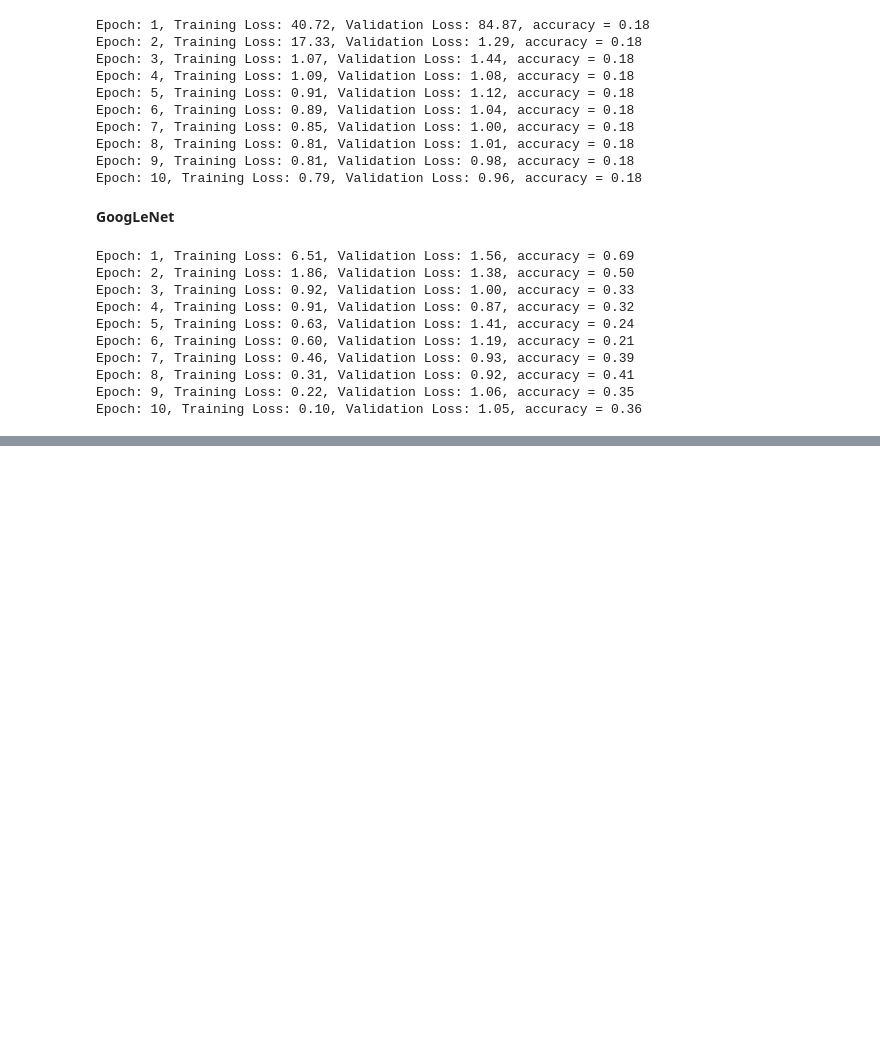
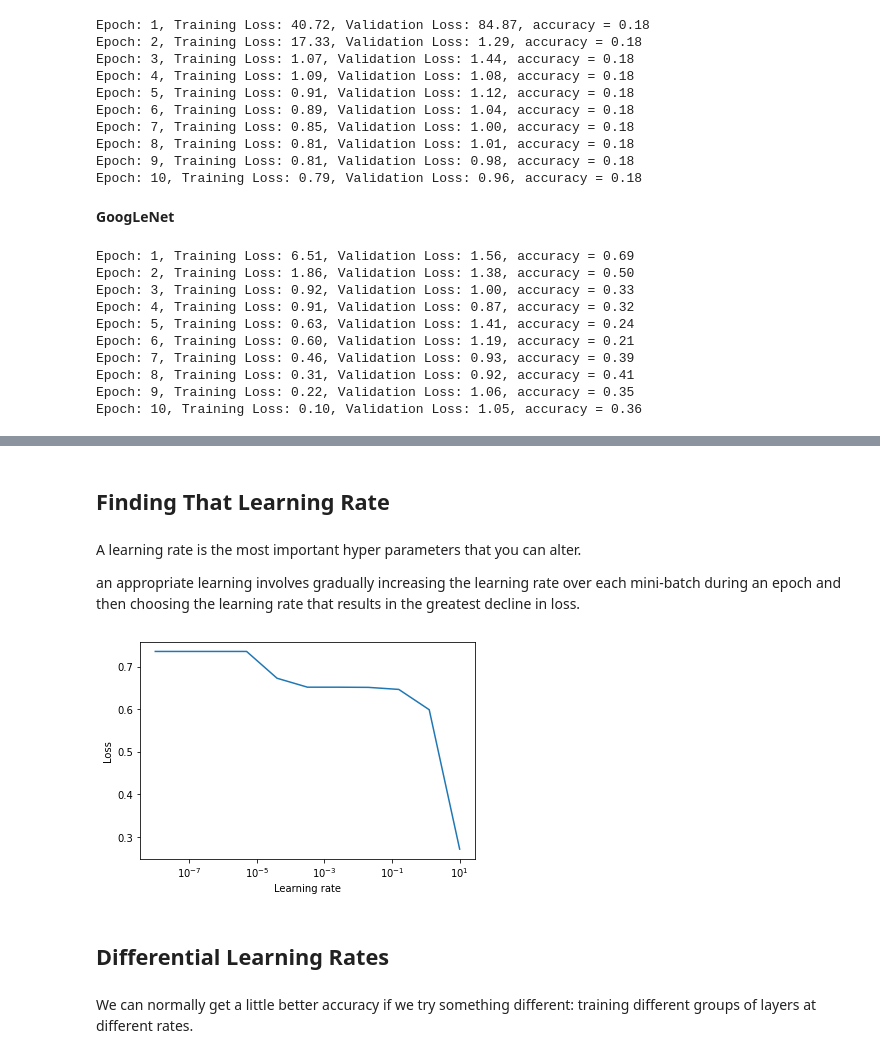
Before and after one commit to niklaust/Deep_Learning, a Jupyter notebook: PyTorch_for_Deep_Learning_notebook_of_nikluast.ipynb, the cells around one changed output, grey strips where cells are left out. Saved outputs shown, nothing was run; the diff lists cells and outputs as text; code cells hidden in the pictures; blank space fills up the shorter version.

```diff
--- a/PyTorch_for_Deep_Learning_notebook_of_nikluast.ipynb
+++ b/PyTorch_for_Deep_Learning_notebook_of_nikluast.ipynb
@@ -750,0 +880,14 @@ Epoch: 10, Training Loss: 0.10, Validation Loss: 1.05, accuracy = 0.36
+# %%
+# dataloaders
+batch_size=64
+train_data_loader = torch.utils.data.DataLoader(train_data, batch_size=batch_size)
+val_data_loader = torch.utils.data.DataLoader(val_data, batch_size=batch_size)
+test_data_loader = torch.utils.data.DataLoader(test_data, batch_size=batch_size)
+# %%
+# Copy model to GPU
+if torch.cuda.is_available():
+  device = torch.device("cuda")
+else:
+  device = torch.device("cpu")
+
+device
@@ -750,0 +902,5 @@ Epoch: 10, Training Loss: 0.10, Validation Loss: 1.05, accuracy = 0.36
+# %%
+transfer_model.to(device)
+optimizer = optim.Adam(transfer_model.parameters(), lr=0.001)
+# %%
+train(transfer_model, optimizer, torch.nn.CrossEntropyLoss(), train_data_loader, val_data_loader, device=device)
@@ -750,0 +928,6 @@ Epoch: 10, Training Loss: 0.10, Validation Loss: 1.05, accuracy = 0.36
+# %% [markdown]
+## **Finding That Learning Rate**
+# %% [markdown]
+A learning rate is the most important hyper parameters that you can alter.
+
+an appropriate learning involves gradually increasing the learning rate over each mini-batch during an epoch and then choosing the learning rate that results in the greatest decline in loss.
@@ -750,0 +984,15 @@ Epoch: 10, Training Loss: 0.10, Validation Loss: 1.05, accuracy = 0.36
+# %%
+# plot
+(lrs, losses) = find_lr(transfer_model, torch.nn.CrossEntropyLoss(),optimizer, train_data_loader, device=device)
+plt.plot(lrs, losses)
+
+plt.xscale("log")
+plt.xlabel("Learning rate")
+plt.ylabel("Loss")
+plt.show()
+# %% [output]
+[figure, added]
+# %% [markdown]
+## **Differential Learning Rates**
+# %% [markdown]
+We can normally get a little better accuracy if we try something different: training different groups of layers at different rates.
```
Also changed, not shown: parts of 71 cells of this notebook.
